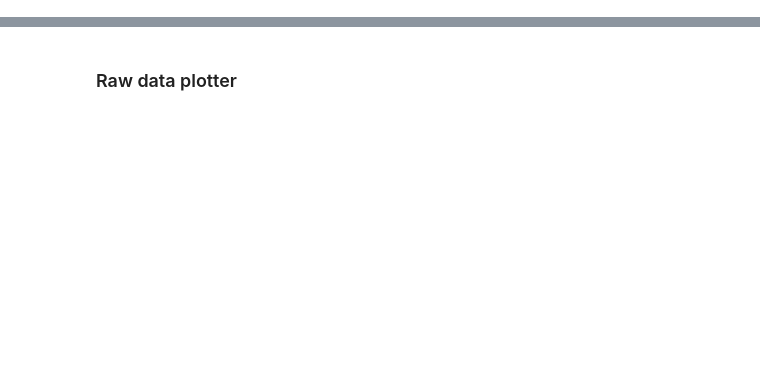
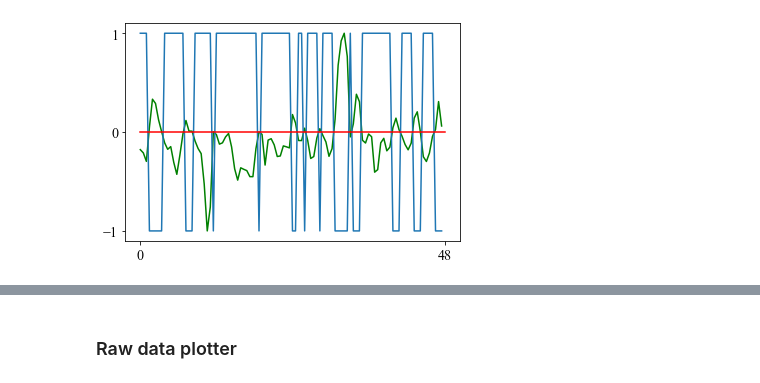
Before and after one commit to MartiyaZare/black-box-attack, a Jupyter notebook: data_plotter.ipynb, the cells around one changed output, grey strips where cells are left out. Drawn from its saved outputs; the diff is of its cells as text; code cells hidden in the pictures; blank space fills up the shorter version.

```diff
--- a/data_plotter.ipynb
+++ b/data_plotter.ipynb
@@ -4,0 +11,25 @@ import numpy as np
+# %%
+import matplotlib.pyplot as plt
+import numpy as np
+plt.rcParams["font.family"] = "Times New Roman"
+plt.rcParams["font.size"] = "14"
+dataSet = loadData("adversarial_data_set_conv")
+reshapedDataSet = dataSet.reshape((500,200,9))
+featureIndex = 3
+sampleIndex = 4
+#xticks(np.arange(0, 1, step=0.2))
+axes= plt.axes()
+axes.set_yticks([-1,0,1])
+axes.set_xticks([0,100])
+axes.set_xticklabels([0,48])
+#axes.set_yticks([2,4,6,8,10,12,14,16,18,20])
+sample = reshapedDataSet[sampleIndex, 0:100 ,featureIndex]
+normalizedSample = ((sample - min(sample))/ (max(sample)-min(sample)) - 1/2 ) *2
+plt.plot(normalizedSample,color='green')
+
+plt.plot(-np.sign(normalizedSample))
+x2, y2 = [0, 100], [0, 0]
+plt.plot(x2, y2, marker = '', color='r')
+plt.savefig("adversarial_label.pdf")
+# %% [output]
+[figure, added]
```
Also changed, not shown: parts of 20 cells of this notebook, 13 other files.
